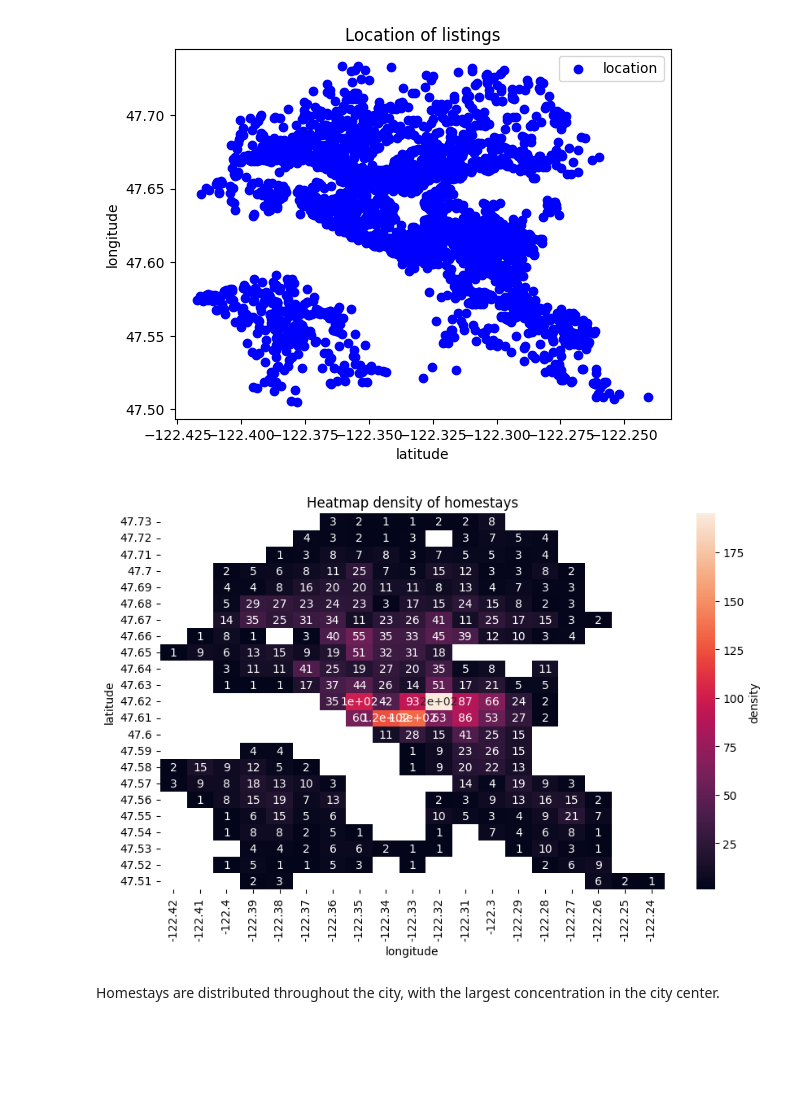
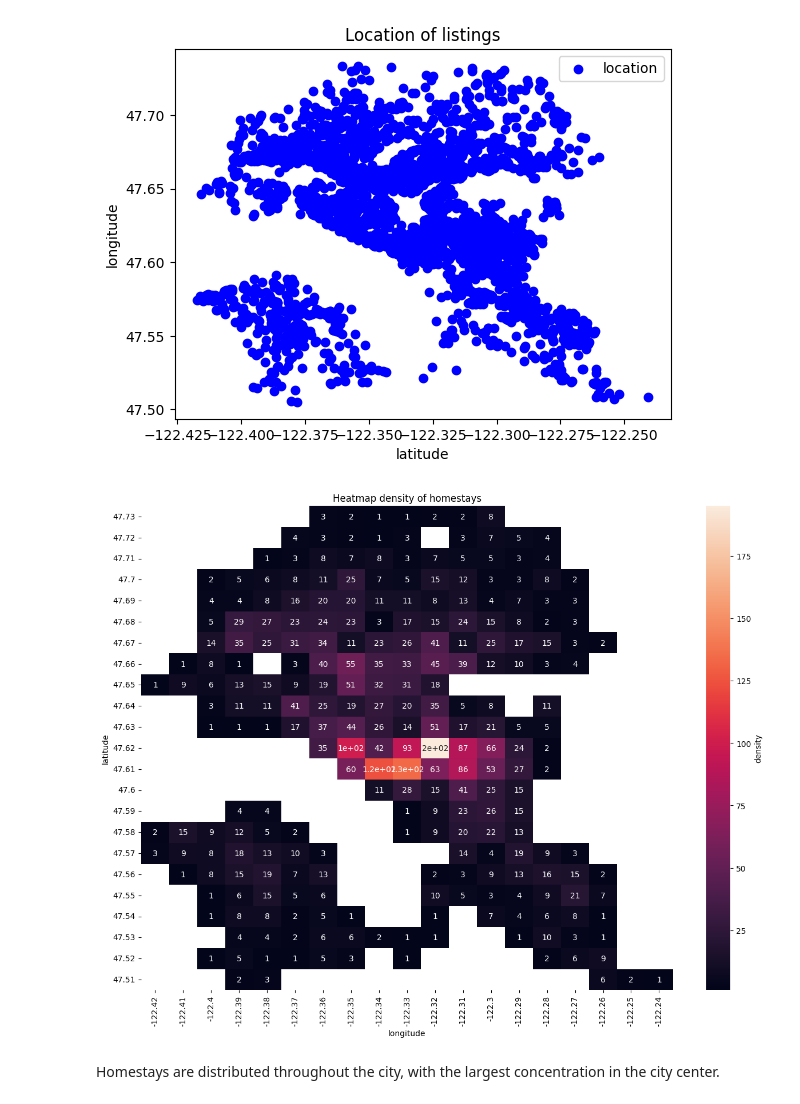
Before and after one commit to NTPac/Write-A-Data-Science-Blog-Post, a Jupyter notebook: data_process.ipynb, the cells around one changed output. Drawn from its saved outputs; the diff is of its cells as text; code cells hidden in the pictures; blank space fills up the shorter version.

```diff
--- a/data_process.ipynb
+++ b/data_process.ipynb
@@ -220,26 +224,26 @@ plt.show()
 # %%
 listings_clone = listings_df.copy()
 listings_clone = listings_clone[["longitude", "latitude"]]
 listings_clone = listings_clone.round(2)
 listings_clone[["longitude", "latitude"]]
 listings_clone["location"] = 1
 listings_clone = listings_clone.groupby(["longitude", "latitude"]).sum()
 temp = pd.DataFrame(listings_clone.index.to_list(),columns=["longitude", "latitude"])
 temp["location"] = listings_clone.location.values
 temp.sort_values(by="latitude", inplace=True)
-plt.figure(figsize=(10, 6))
+plt.figure(figsize=(15, 11))
 plt.title("Heatmap density of homestays")
 listings_heatmap = temp.pivot(index="latitude", columns="longitude", values="location")
 listings_heatmap.sort_index(ascending=False, inplace=True)
 heatmap = sns.heatmap(listings_heatmap,  annot=True)
 # Customize the color bar (legend)
 colorbar = heatmap.collections[0].colorbar
 colorbar.set_label('density')  # Set the label for the color bar
 colorbar.ax.tick_params(labelsize=10)  # Set the size of the color bar ticks
 
 plt.show()
 # %% [output]
-[figure, old version]
+[figure, new version]
 # %% [markdown]
 Homestays are distributed throughout the city, with the largest concentration in the city center.
 # %%
```
Also changed, not shown: parts of 28 cells of this notebook.
